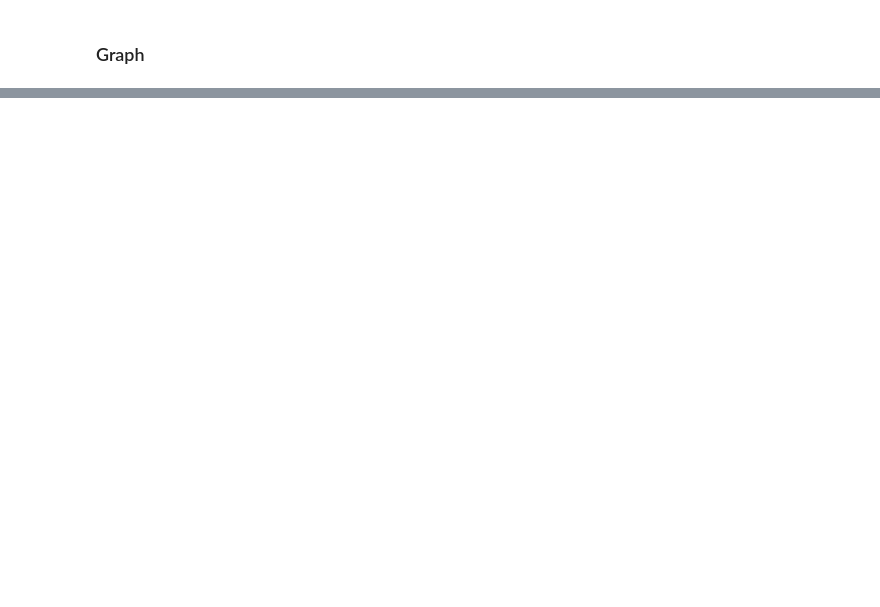
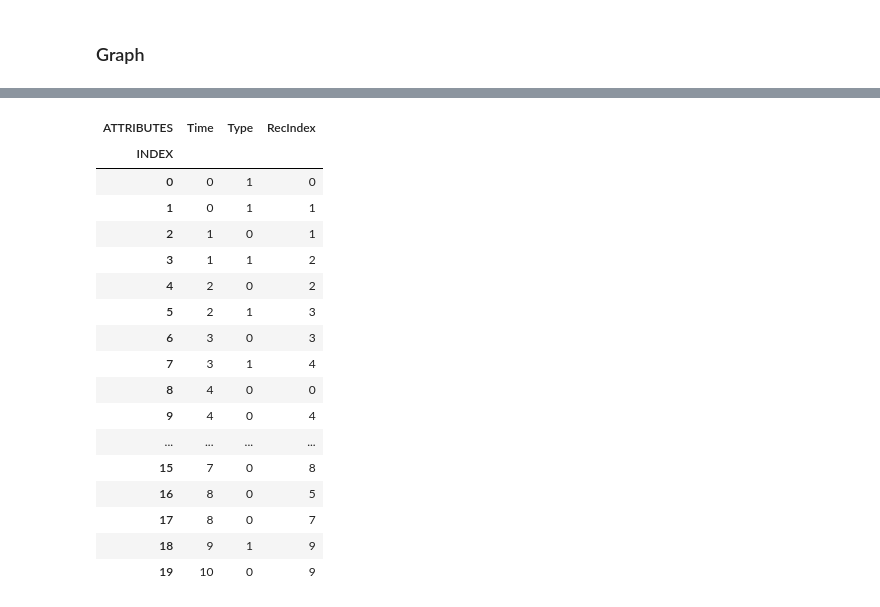
Before and after one commit to mathieugouin/rpiDvr, a Jupyter notebook: tools/playground.ipynb, the cells around one changed output, grey strips where cells are left out. Cells and saved outputs as stored; diff of their text form; code cells hidden in the pictures; blank space fills up the shorter version.

```diff
--- a/tools/playground.ipynb
+++ b/tools/playground.ipynb
@@ -149,0 +118,31 @@ dtype: int64
+# %%
+data = []
+for index, row in df.iterrows():
+    data.append([row['Start'], 1, index])
+    data.append([row['Stop'], 0, index])
+
+dfa = pd.DataFrame(data=data, columns=['Time', 'Type', 'RecIndex'])
+dfa.sort_values(by=['Time', 'Type', 'RecIndex'], ascending=[True, True, True], inplace=True, ignore_index=True)
+dfa.rename_axis('ATTRIBUTES', axis='columns', inplace=True)
+dfa.rename_axis('INDEX', axis='index', inplace=True)
+
+dfa
+# %% [output]
+| ATTRIBUTES | Time | Type | RecIndex |
+| INDEX |  |  |  |
+| 0 | 0 | 1 | 0 |
+| 1 | 0 | 1 | 1 |
+| 2 | 1 | 0 | 1 |
+| 3 | 1 | 1 | 2 |
+| 4 | 2 | 0 | 2 |
+| 5 | 2 | 1 | 3 |
+| 6 | 3 | 0 | 3 |
+| 7 | 3 | 1 | 4 |
+| 8 | 4 | 0 | 0 |
+| 9 | 4 | 0 | 4 |
+| ... | ... | ... | ... |
+| 15 | 7 | 0 | 8 |
+| 16 | 8 | 0 | 5 |
+| 17 | 8 | 0 | 7 |
+| 18 | 9 | 1 | 9 |
+| 19 | 10 | 0 | 9 |
```
Also changed, not shown: parts of 21 cells of this notebook, 1 other file.
